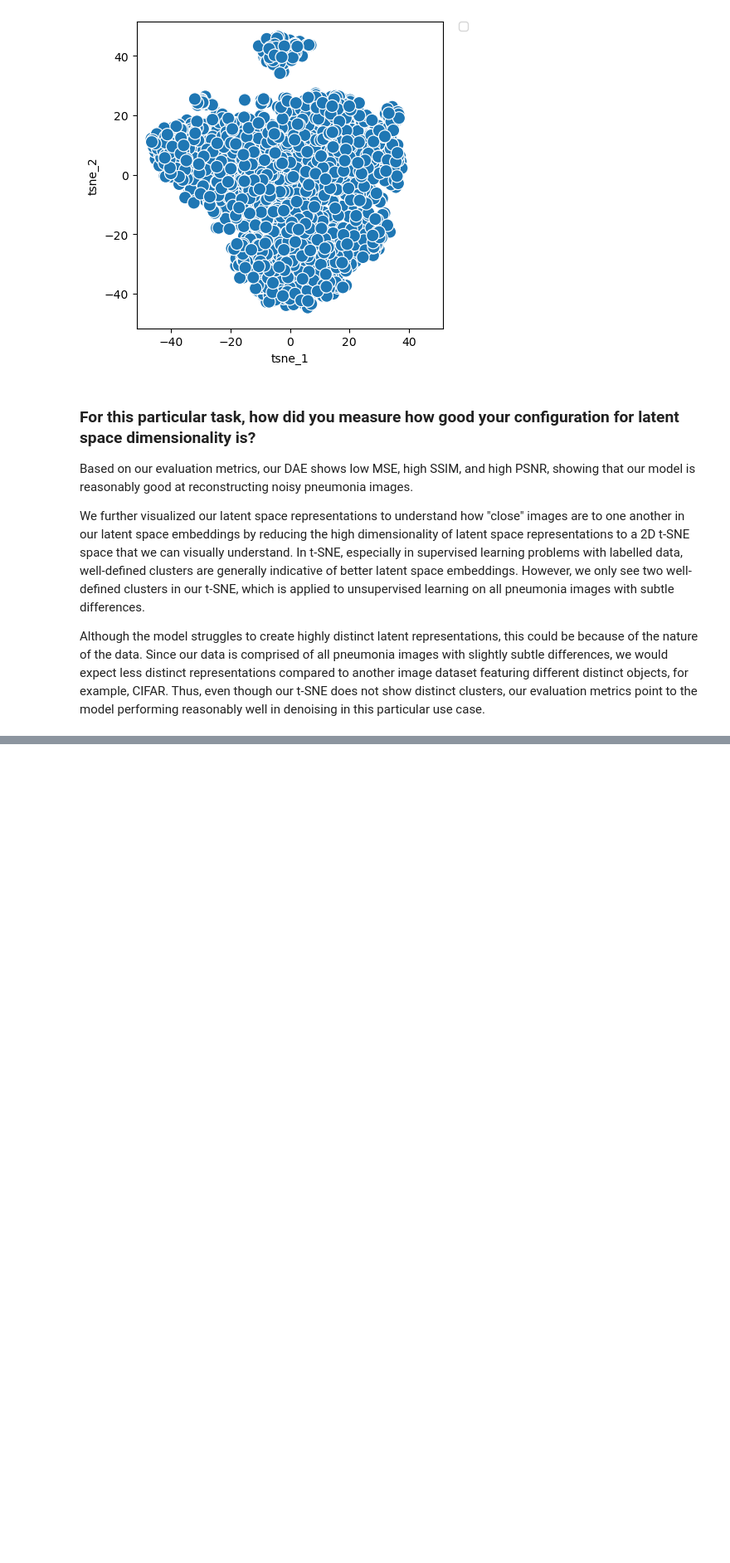
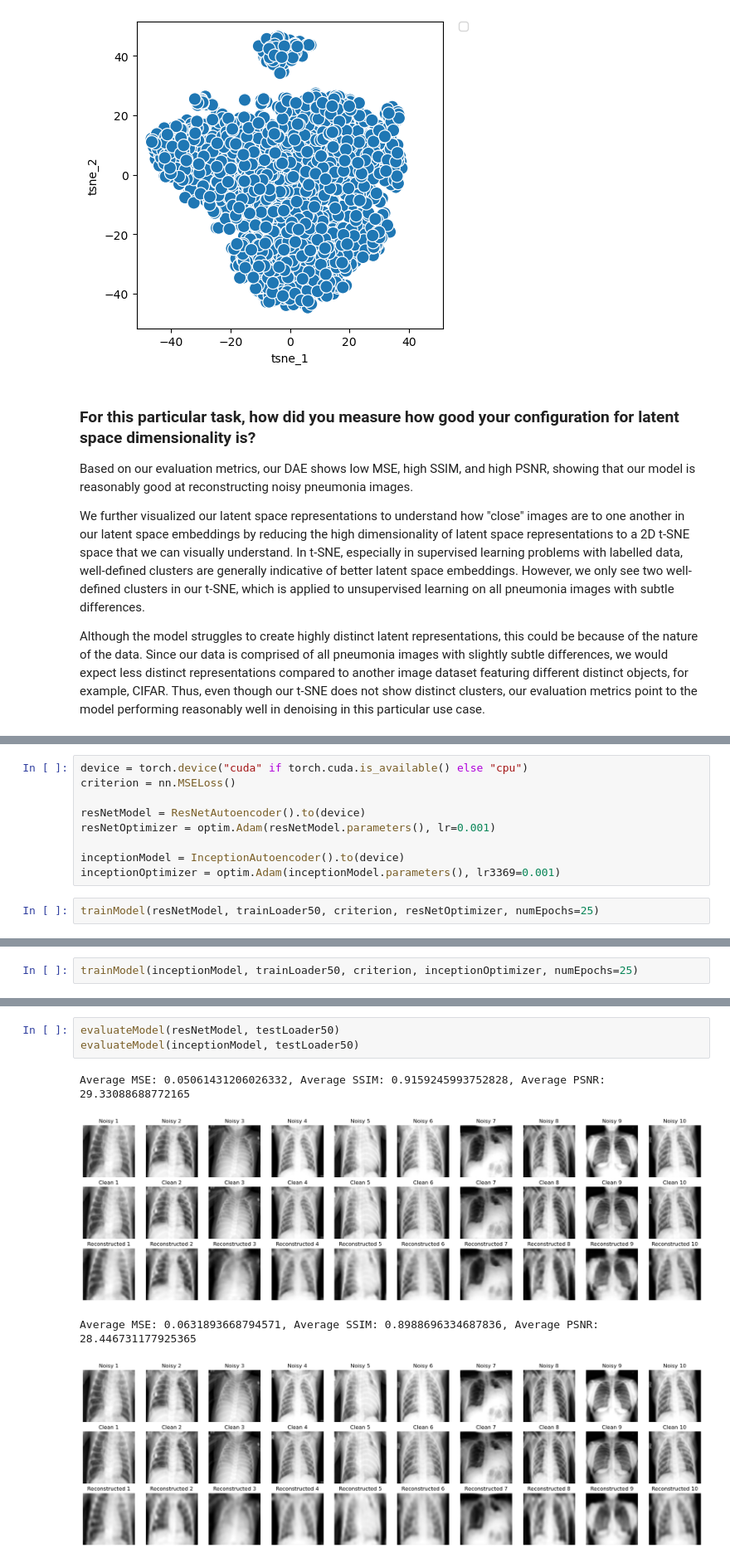
Before and after one commit to iscs30-65-biomedical-ai/submissions, a Jupyter notebook: Denoising Autoencoders, Latent Space, & Improving.ipynb, the cells around one changed output, grey strips where cells are left out. Shown at 83% size. Drawn from its saved outputs; the diff is of its cells as text; blank space fills up the shorter version.

```diff
--- a/Denoising Autoencoders, Latent Space, & Improving.ipynb
+++ b/Denoising Autoencoders, Latent Space, & Improving.ipynb
@@ -503,0 +640,11 @@ Although the model struggles to create highly distinct latent representations, t
+# %%
+device = torch.device("cuda" if torch.cuda.is_available() else "cpu")
+criterion = nn.MSELoss()
+
+resNetModel = ResNetAutoencoder().to(device)
+resNetOptimizer = optim.Adam(resNetModel.parameters(), lr=0.001)
+
+inceptionModel = InceptionAutoencoder().to(device)
+inceptionOptimizer = optim.Adam(inceptionModel.parameters(), lr3369=0.001)
+# %%
+trainModel(resNetModel, trainLoader50, criterion, resNetOptimizer, numEpochs=25)
@@ -503,0 +669,2 @@ Although the model struggles to create highly distinct latent representations, t
+# %%
+trainModel(inceptionModel, trainLoader50, criterion, inceptionOptimizer, numEpochs=25)
@@ -503,0 +689,8 @@ Although the model struggles to create highly distinct latent representations, t
+# %%
+evaluateModel(resNetModel, testLoader50)
+evaluateModel(inceptionModel, testLoader50)
+# %% [output]
+Average MSE: 0.05061431206026332, Average SSIM: 0.9159245993752828, Average PSNR: 29.33088688772165
+[figure, added]
+Average MSE: 0.0631893668794571, Average SSIM: 0.8988696334687836, Average PSNR: 28.446731177925365
+[figure, added]
```
Also changed, not shown: parts of 11 cells of this notebook.
